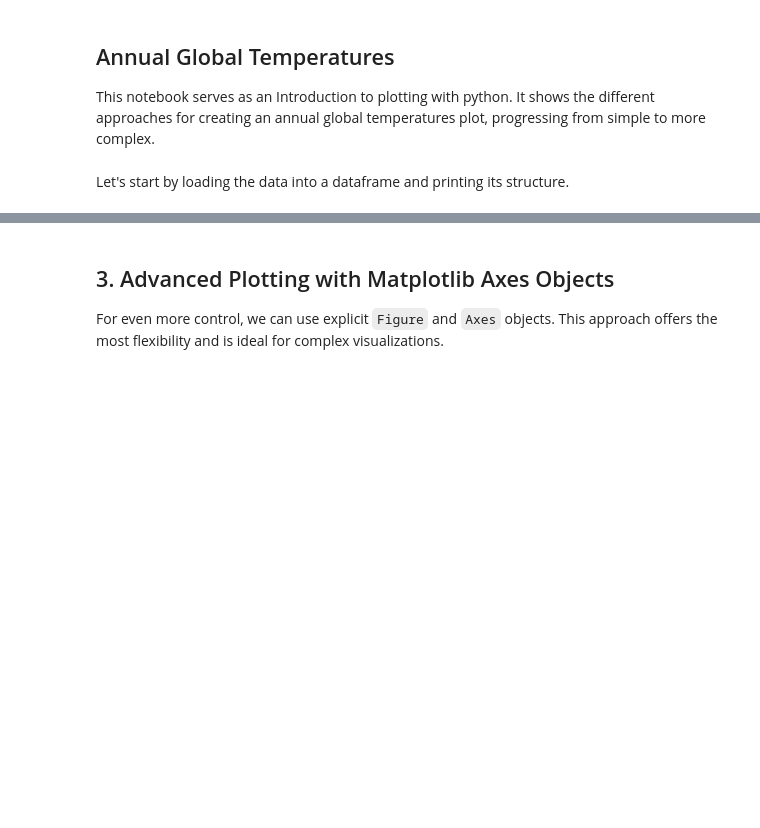
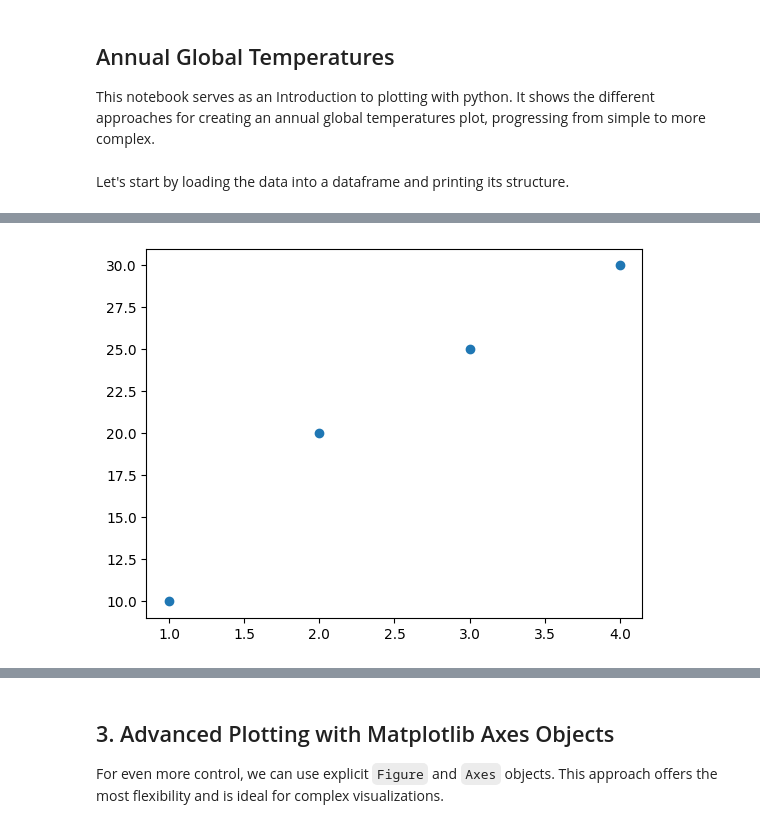
Before and after one commit to benediktbwimmer/viz-lecture, a Jupyter notebook: stage1/temperature.ipynb, the cells around one changed output, grey strips where cells are left out. Saved outputs shown, nothing was run; the diff lists cells and outputs as text; code cells hidden in the pictures; blank space fills up the shorter version.

```diff
--- a/stage1/temperature.ipynb
+++ b/stage1/temperature.ipynb
@@ -53,0 +79,8 @@ Here we create a more customized visualization using the `plt` object.
+# %%
+# Create a simple scatter plot with matplotlib
+x = [1, 2, 3, 4]
+y = [10, 20, 25, 30]
+plt.plot(x, y, 'o')  # 'o' specifies the marker, no line is drawn
+plt.show()
+# %% [output]
+[figure, added]
```
Also changed, not shown: parts of 19 cells of this notebook, 3 other files.
